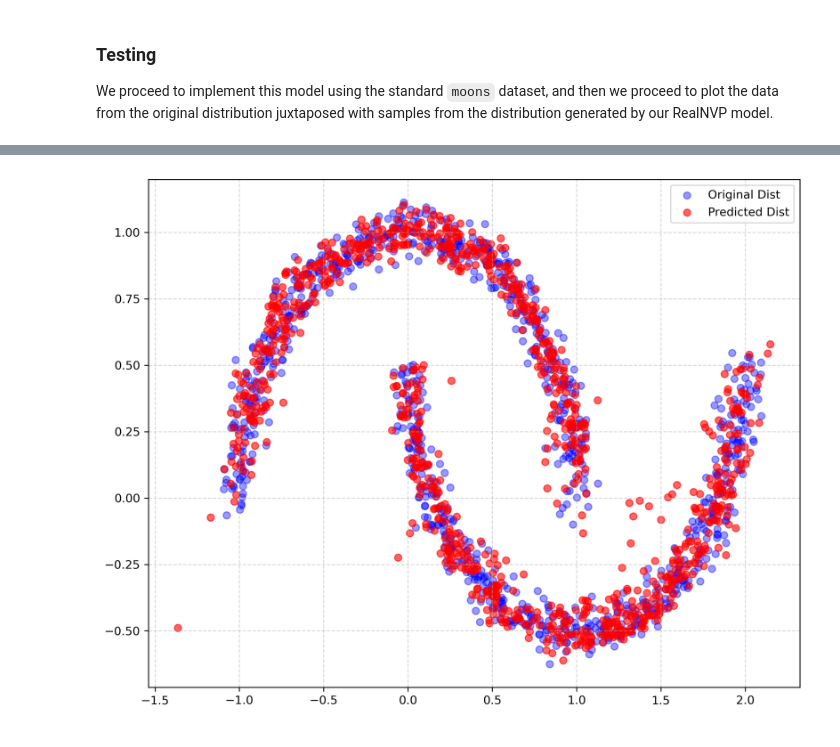
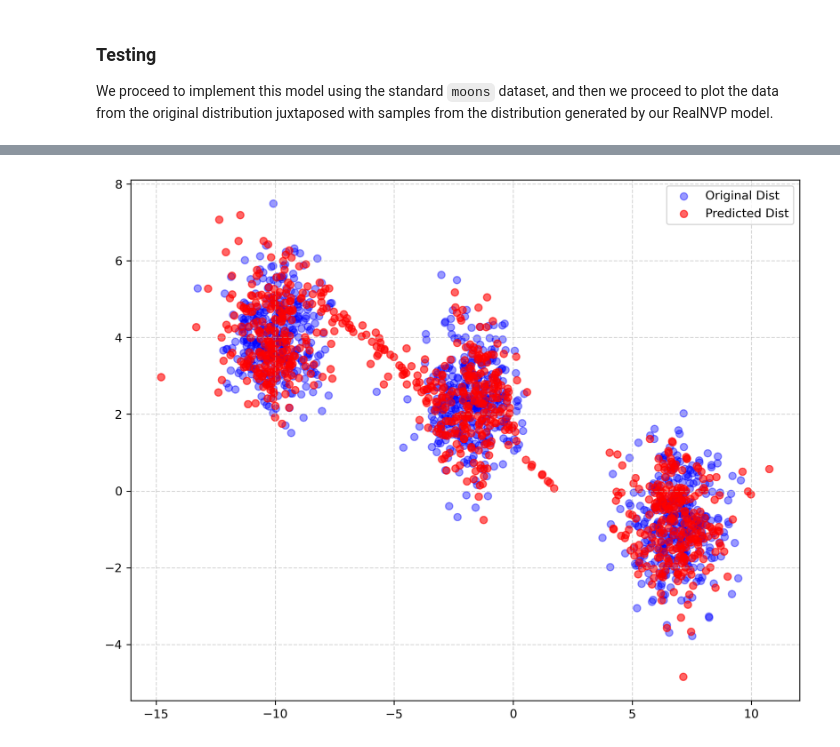
Before and after one commit to snmendoza01/Physics-Simulations, a Jupyter notebook: Normalizing-flows/normalizing.ipynb, the cells around one changed output, grey strips where cells are left out. Saved outputs shown, nothing was run; the diff lists cells and outputs as text; code cells hidden in the pictures.

```diff
--- a/Normalizing-flows/normalizing.ipynb
+++ b/Normalizing-flows/normalizing.ipynb
@@ -165,8 +165,8 @@ def create_flow(dim: int, layers: int, base_dist: distributions.Distribution,
         loss.backward(retain_graph=True)
         optimizer.step()
 
-        if epoch % epochs//10 == 0:
-            print(f'iter {epoch}: loss = {round(loss, 4)}')
+        if (epoch) % (epochs) == 0:
+            print(f'iter {epoch}: loss = {loss}')
 
     return flow
 # %% [markdown]
@@ -174,8 +174,8 @@ def create_flow(dim: int, layers: int, base_dist: distributions.Distribution,
 
 We proceed to implement this model using the standard `moons` dataset, and then we proceed to plot the data from the original distribution juxtaposed with samples from the distribution generated by our RealNVP model.
 # %%
-data = torch.from_numpy(datasets.make_moons(n_samples=1000, noise=.05)[0].astype(np.float32))
+data = torch.from_numpy(datasets.make_blobs(n_samples=1000)[0].astype(np.float32))
 base_dist = distributions.MultivariateNormal(torch.zeros(2), torch.eye(2))
-hyperparams = {'lr': 1e-4, 'epochs': 3000}
+hyperparams = {'lr': 1e-4, 'epochs': 1000}
 optimized_flow = create_flow(data.shape[1], 6, base_dist, data, **hyperparams)
 # %% [output]
@@ -192,8 +183,8 @@ iter 9: loss = 1.896
 # %%
-samples = optimized_flow.sample(1000).detach().numpy()
+samples = optimized_flow.sample(800).detach().numpy()
 plt.scatter(data[:, 0], data[:, 1], c='b', alpha=0.4, label='Original Dist')
 plt.scatter(samples[:, 0, 0], samples[:, 0, 1], c='r', alpha=0.6, label='Predicted Dist')
 plt.legend()
 plt.grid(ls='--', alpha=0.5)
 # %% [output]
-[figure, old version]
+[figure, new version]
```
Also changed, not shown: parts of 1 cell of this notebook.
